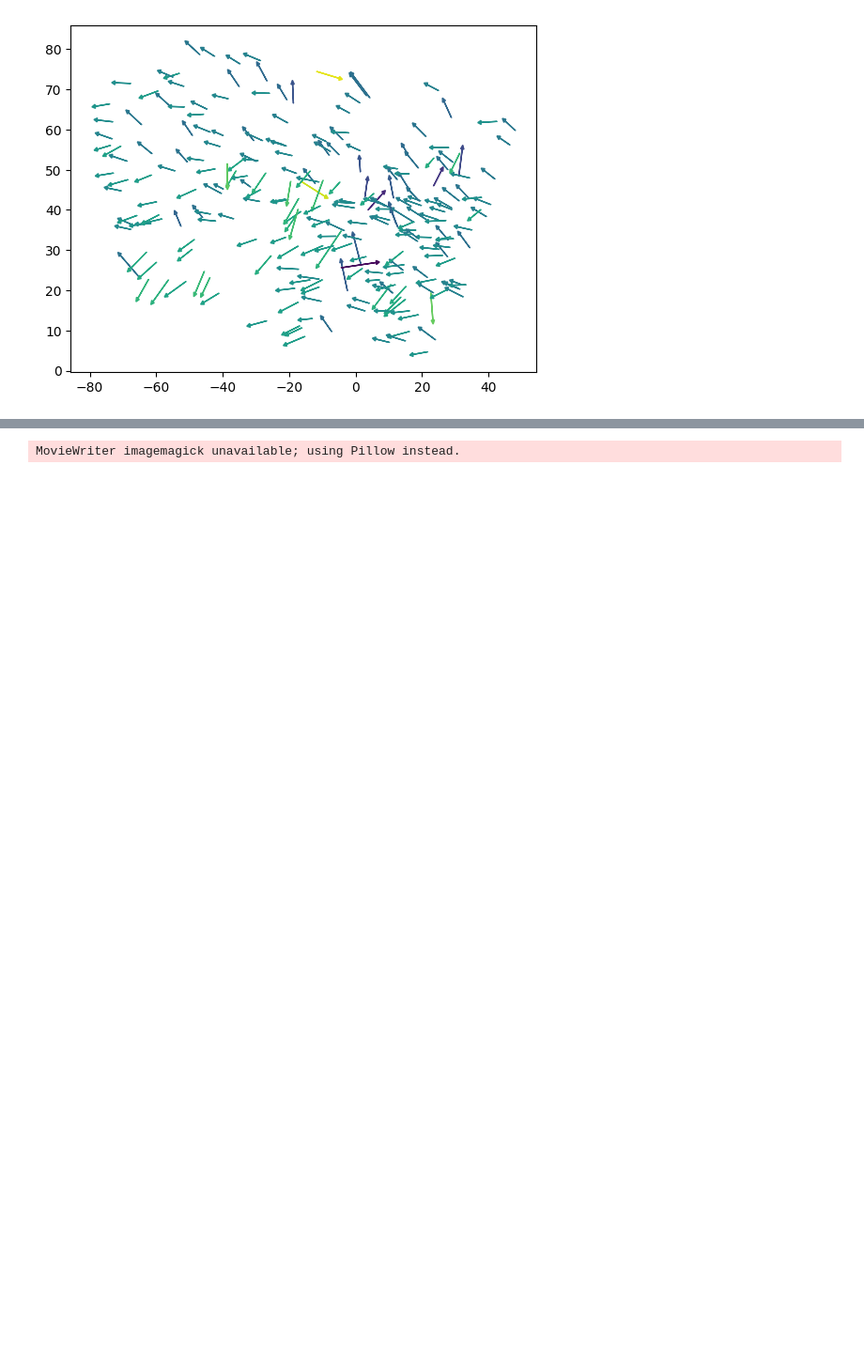
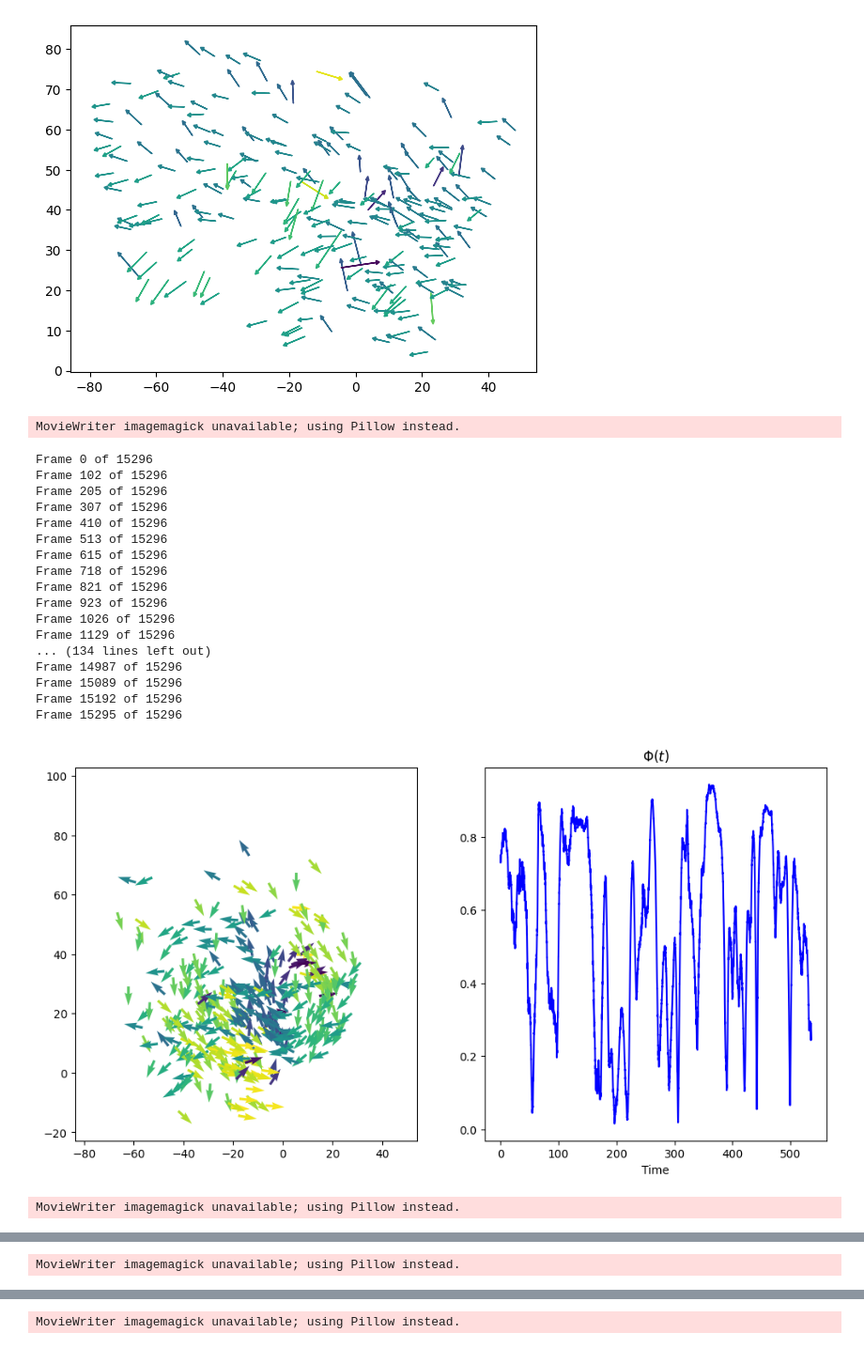
Before and after one commit to mmccraw98/flocking-emergence-iw, a Jupyter notebook: code/data/initial-data-analysis.ipynb, the cells around one changed output, grey strips where cells are left out. Shown at 94% size. Cells and saved outputs as stored; diff of their text form; code cells hidden in the pictures; blank space fills up the shorter version.

```diff
--- a/code/data/initial-data-analysis.ipynb
+++ b/code/data/initial-data-analysis.ipynb
@@ -740,3 +740,77 @@ for x, y, vx, vy, hdg in zip(sdf.x.values, sdf.y.values, sdf.vx.values, sdf.vy.v
 # %% [output]
 [0.80703161]
 [figure]
+# %%
+import numpy as np
+import pandas as pd
+import matplotlib.pyplot as plt
+from mpl_toolkits.mplot3d import Axes3D
+from matplotlib.animation import FuncAnimation
+
+def animate2d(df, N_frames, name):
+    vel_order = get_velocity_order_parameter(df)
+    norm = plt.Normalize(vmin=df.hdg.min(), vmax=df.hdg.max())
+    cmap = plt.cm.viridis
+
+    fig = plt.figure(figsize=(12, 6))
+    ax1 = fig.add_subplot(121)
+    ax2 = fig.add_subplot(122)
+
+    times = np.sort(df.time.unique())
+
+    # Initialize the 3D plot
+    def init_2d_plot():
+        ax1.clear()
+        ax1.set_xlim(df.x.min(), df.x.max())
+        ax1.set_ylim(df.y.min(), df.y.max())
+
+    # Update function for the animation
+    def update(frame):
+        # Update the 3D plot
+        init_2d_plot()
+        sdf = df[df.time == times[frame]]
+        for x, y, z, vx, vy, vz, hdg in zip(sdf.x, sdf.y, sdf.z, sdf.vx, sdf.vy, sdf.vz, sdf.hdg):
+            color = cmap(norm(hdg))
+            ax1.quiver(x, y, vx, vy, color=color)
+
+        # Update the historical plot
+        ax2.clear()
+        ax2.plot(np.linspace(0, times[frame], vel_order[vel_order.index <= times[frame]].size), vel_order[vel_order.index <= times[frame]], color='blue')
+        ax2.set_title(r"$\Phi(t)$")
+        ax2.set_xlabel("Time")
+        print(f"Frame {frame} of {len(times)}")
+
+
+    # Calculate indices of evenly spaced frames
+    frames_to_use = np.linspace(0, len(times) - 1, N_frames, dtype=int)
+
+    # Creating the animation
+    ani = FuncAnimation(fig, update, frames=frames_to_use, init_func=init_3d_plot, repeat=False)
+    ani.save(name, writer='imagemagick', fps=10)
+
+    plt.show()
+
+animate2d(df_A, 150, 'anim_track_A_2d.gif')
+animate2d(df_B, 170, 'anim_track_B_2d.gif')
+animate2d(df_C, 160, 'anim_track_C_2d.gif')
+# %% [output]
+MovieWriter imagemagick unavailable; using Pillow instead.
+Frame 0 of 15296
+Frame 102 of 15296
+Frame 205 of 15296
+Frame 307 of 15296
+Frame 410 of 15296
+Frame 513 of 15296
+Frame 615 of 15296
+Frame 718 of 15296
+Frame 821 of 15296
+Frame 923 of 15296
+Frame 1026 of 15296
+Frame 1129 of 15296
+... (134 lines left out)
+Frame 14987 of 15296
+Frame 15089 of 15296
+Frame 15192 of 15296
+Frame 15295 of 15296
+[figure, added]
+MovieWriter imagemagick unavailable; using Pillow instead.
@@ -742,0 +835 @@ for x, y, vx, vy, hdg in zip(sdf.x.values, sdf.y.values, sdf.vx.values, sdf.vy.v
+MovieWriter imagemagick unavailable; using Pillow instead.
```
Also changed, not shown: parts of 1 cell of this notebook, 6 other files.
